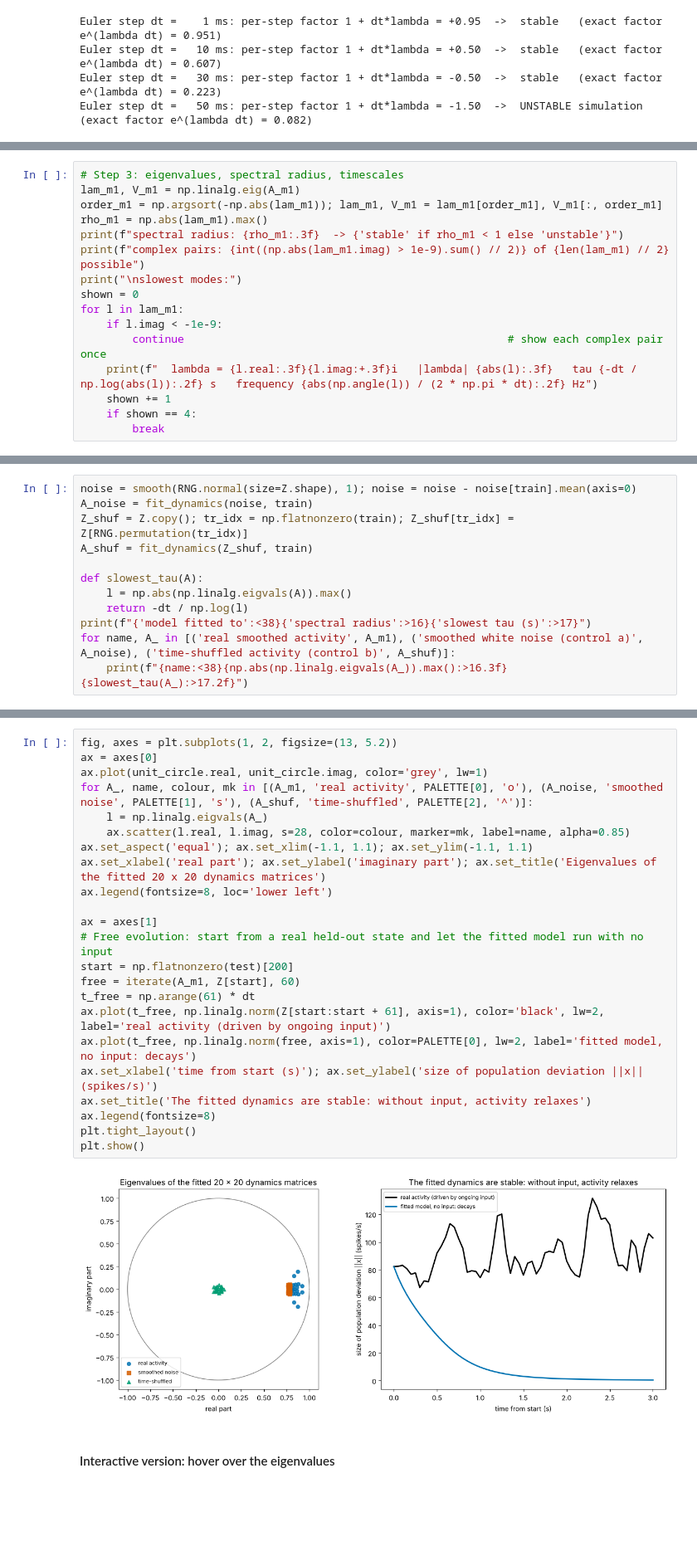
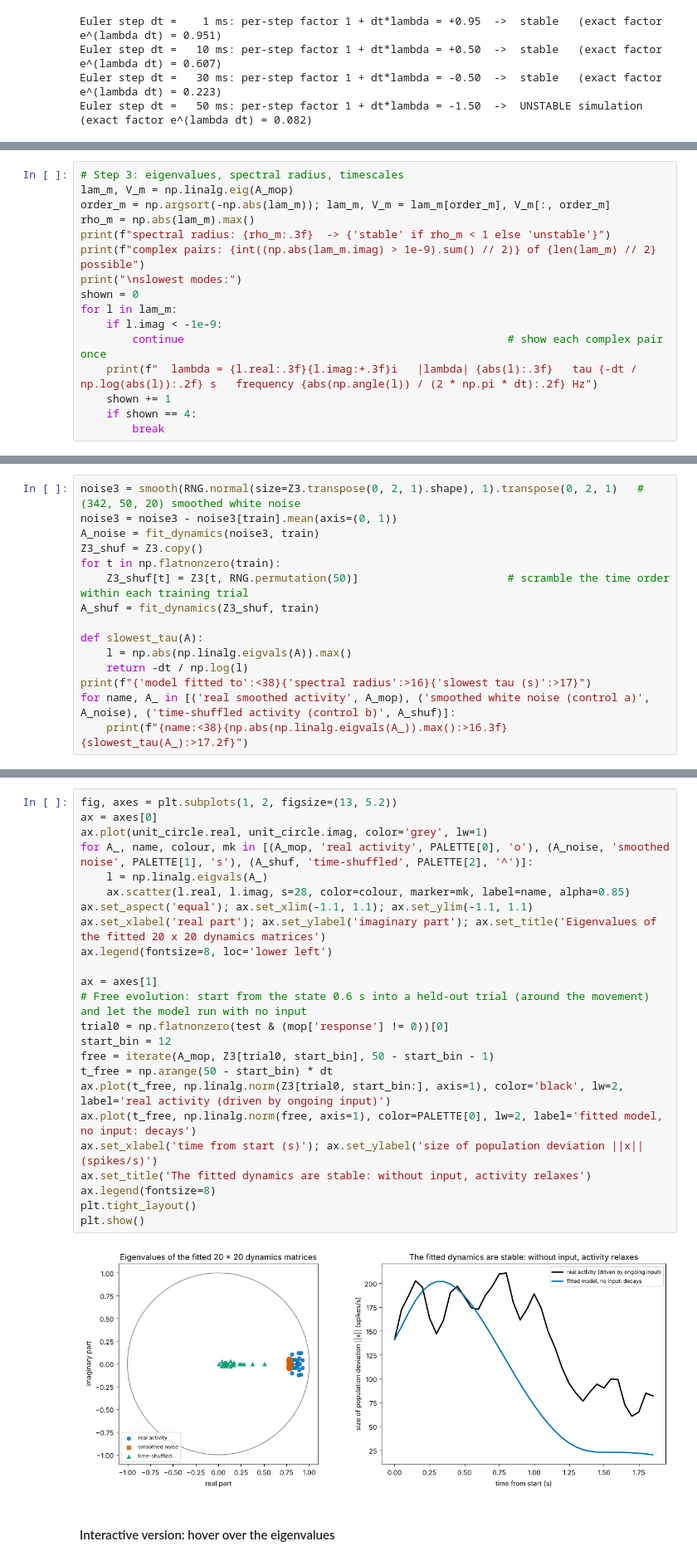
Before and after one commit to peter-adepoju/math-neuro-ml, a Jupyter notebook: week2/lesson6/Lesson6_Teaching_Notebook.ipynb, the cells around one changed output, grey strips where cells are left out. Shown at 83% size. Saved outputs shown, nothing was run; the diff lists cells and outputs as text; blank space fills up the shorter version.

```diff
--- a/week2/lesson6/Lesson6_Teaching_Notebook.ipynb
+++ b/week2/lesson6/Lesson6_Teaching_Notebook.ipynb
@@ -558,13 +569,13 @@ A shape (20, 20);  one-step R^2 on the held-out half: 0.790
 # %%
 # Step 3: eigenvalues, spectral radius, timescales
-lam_m1, V_m1 = np.linalg.eig(A_m1)
-order_m1 = np.argsort(-np.abs(lam_m1)); lam_m1, V_m1 = lam_m1[order_m1], V_m1[:, order_m1]
-rho_m1 = np.abs(lam_m1).max()
-print(f"spectral radius: {rho_m1:.3f}  -> {'stable' if rho_m1 < 1 else 'unstable'}")
-print(f"complex pairs: {int((np.abs(lam_m1.imag) > 1e-9).sum() // 2)} of {len(lam_m1) // 2} possible")
+lam_m, V_m = np.linalg.eig(A_mop)
+order_m = np.argsort(-np.abs(lam_m)); lam_m, V_m = lam_m[order_m], V_m[:, order_m]
+rho_m = np.abs(lam_m).max()
+print(f"spectral radius: {rho_m:.3f}  -> {'stable' if rho_m < 1 else 'unstable'}")
+print(f"complex pairs: {int((np.abs(lam_m.imag) > 1e-9).sum() // 2)} of {len(lam_m) // 2} possible")
 print("\nslowest modes:")
 shown = 0
-for l in lam_m1:
+for l in lam_m:
     if l.imag < -1e-9:
         continue                                                  # show each complex pair once
     print(f"  lambda = {l.real:.3f}{l.imag:+.3f}i   |lambda| {abs(l):.3f}   tau {-dt / np.log(abs(l)):.2f} s   frequency {abs(np.angle(l)) / (2 * np.pi * dt):.2f} Hz")
@@ -592,14 +603,17 @@ So we refit the same model to (a) white noise smoothed with the same kernel, and
 # %%
-noise = smooth(RNG.normal(size=Z.shape), 1); noise = noise - noise[train].mean(axis=0)
-A_noise = fit_dynamics(noise, train)
-Z_shuf = Z.copy(); tr_idx = np.flatnonzero(train); Z_shuf[tr_idx] = Z[RNG.permutation(tr_idx)]
-A_shuf = fit_dynamics(Z_shuf, train)
+noise3 = smooth(RNG.normal(size=Z3.transpose(0, 2, 1).shape), 1).transpose(0, 2, 1)   # (342, 50, 20) smoothed white noise
+noise3 = noise3 - noise3[train].mean(axis=(0, 1))
+A_noise = fit_dynamics(noise3, train)
+Z3_shuf = Z3.copy()
+for t in np.flatnonzero(train):
+    Z3_shuf[t] = Z3[t, RNG.permutation(50)]                       # scramble the time order within each training trial
+A_shuf = fit_dynamics(Z3_shuf, train)
 
 def slowest_tau(A):
     l = np.abs(np.linalg.eigvals(A)).max()
     return -dt / np.log(l)
 print(f"{'model fitted to':<38}{'spectral radius':>16}{'slowest tau (s)':>17}")
-for name, A_ in [('real smoothed activity', A_m1), ('smoothed white noise (control a)', A_noise), ('time-shuffled activity (control b)', A_shuf)]:
+for name, A_ in [('real smoothed activity', A_mop), ('smoothed white noise (control a)', A_noise), ('time-shuffled activity (control b)', A_shuf)]:
     print(f"{name:<38}{np.abs(np.linalg.eigvals(A_)).max():>16.3f}{slowest_tau(A_):>17.2f}")
 # %% [output]
 model fitted to                        spectral radius  slowest tau (s)
@@ -609,28 +623,29 @@ time-shuffled activity (control b)               0.058             0.02
 # %%
 fig, axes = plt.subplots(1, 2, figsize=(13, 5.2))
 ax = axes[0]
 ax.plot(unit_circle.real, unit_circle.imag, color='grey', lw=1)
-for A_, name, colour, mk in [(A_m1, 'real activity', PALETTE[0], 'o'), (A_noise, 'smoothed noise', PALETTE[1], 's'), (A_shuf, 'time-shuffled', PALETTE[2], '^')]:
+for A_, name, colour, mk in [(A_mop, 'real activity', PALETTE[0], 'o'), (A_noise, 'smoothed noise', PALETTE[1], 's'), (A_shuf, 'time-shuffled', PALETTE[2], '^')]:
     l = np.linalg.eigvals(A_)
     ax.scatter(l.real, l.imag, s=28, color=colour, marker=mk, label=name, alpha=0.85)
 ax.set_aspect('equal'); ax.set_xlim(-1.1, 1.1); ax.set_ylim(-1.1, 1.1)
 ax.set_xlabel('real part'); ax.set_ylabel('imaginary part'); ax.set_title('Eigenvalues of the fitted 20 x 20 dynamics matrices')
 ax.legend(fontsize=8, loc='lower left')
 
 ax = axes[1]
-# Free evolution: start from a real held-out state and let the fitted model run with no input
-start = np.flatnonzero(test)[200]
-free = iterate(A_m1, Z[start], 60)
-t_free = np.arange(61) * dt
-ax.plot(t_free, np.linalg.norm(Z[start:start + 61], axis=1), color='black', lw=2, label='real activity (driven by ongoing input)')
+# Free evolution: start from the state 0.6 s into a held-out trial (around the movement) and let the model run with no input
+trial0 = np.flatnonzero(test & (mop['response'] != 0))[0]
+start_bin = 12
+free = iterate(A_mop, Z3[trial0, start_bin], 50 - start_bin - 1)
+t_free = np.arange(50 - start_bin) * dt
+ax.plot(t_free, np.linalg.norm(Z3[trial0, start_bin:], axis=1), color='black', lw=2, label='real activity (driven by ongoing input)')
 ax.plot(t_free, np.linalg.norm(free, axis=1), color=PALETTE[0], lw=2, label='fitted model, no input: decays')
 ax.set_xlabel('time from start (s)'); ax.set_ylabel('size of population deviation ||x|| (spikes/s)')
 ax.set_title('The fitted dynamics are stable: without input, activity relaxes')
 ax.legend(fontsize=8)
 plt.tight_layout()
 plt.show()
 # %% [output]
-[figure, old version]
+[figure, new version]
 # %% [markdown]
 #### Interactive version: hover over the eigenvalues
 # %%
```
Also changed, not shown: parts of 8 cells of this notebook, 1 other file.
